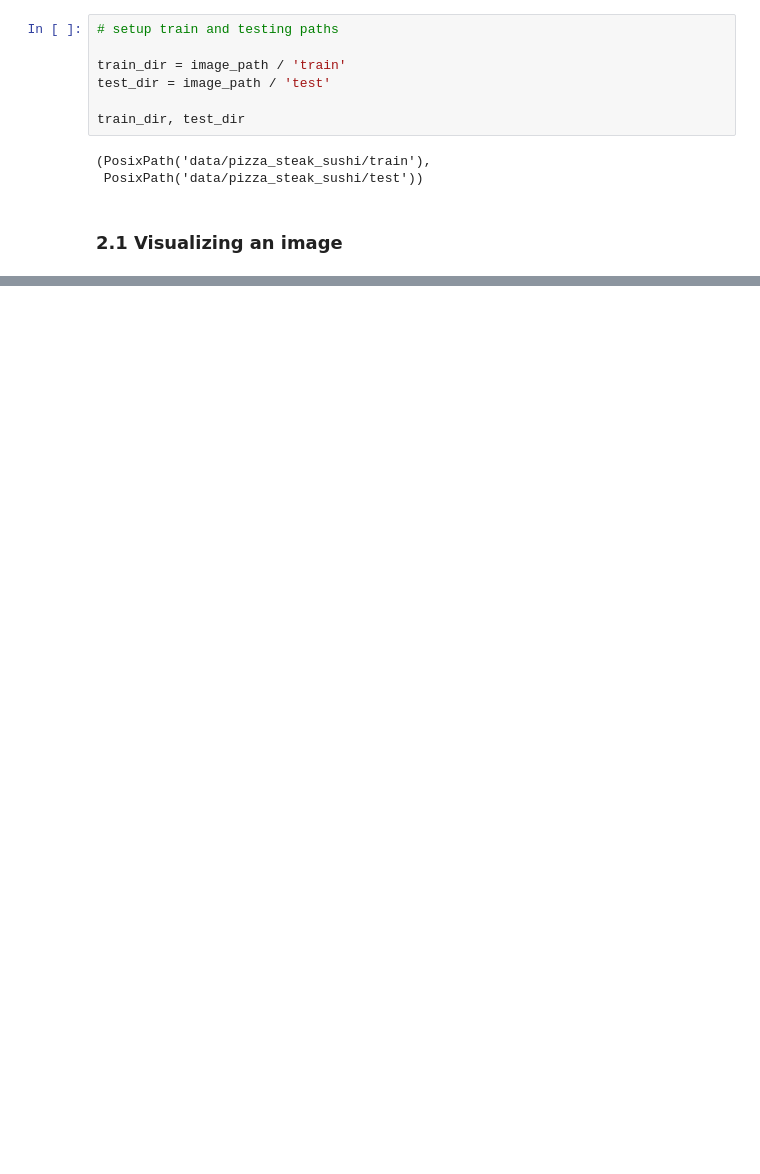
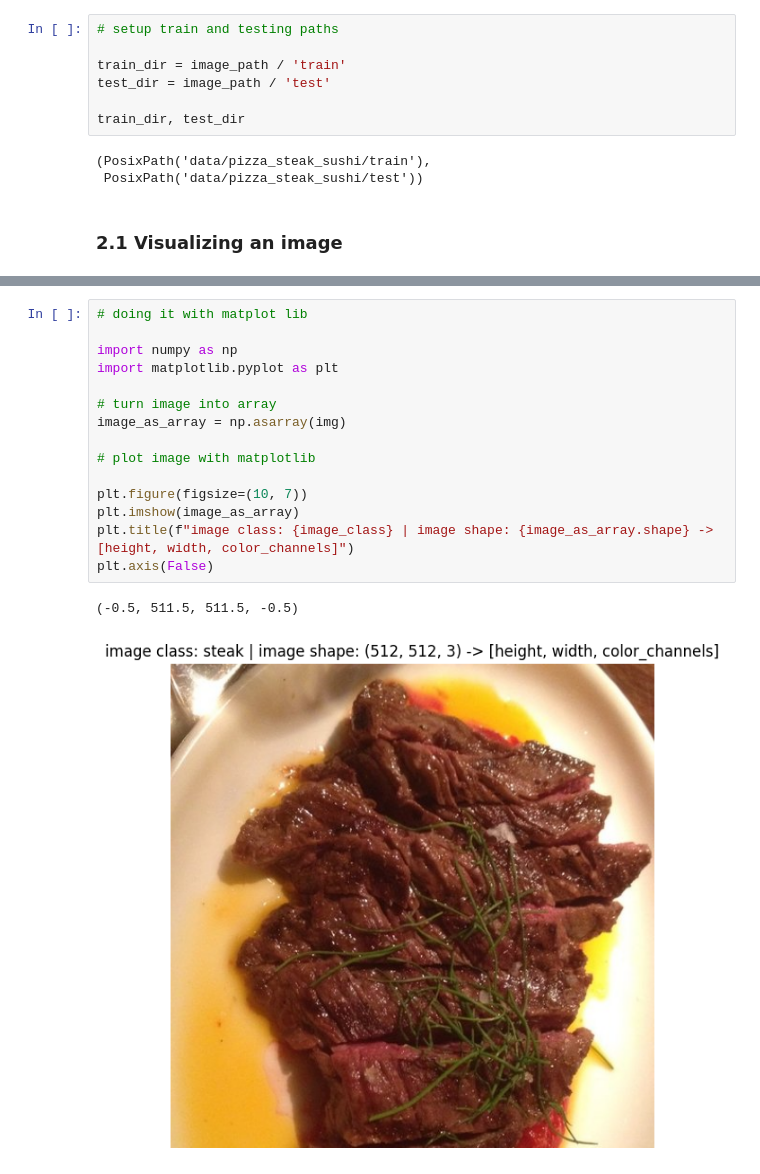
Before and after one commit to froestiago/pytorch-course, a Jupyter notebook: 04_custom_datasets.ipynb, the cells around one changed output, grey strips where cells are left out. Saved outputs shown, nothing was run; the diff lists cells and outputs as text; blank space fills up the shorter version.

```diff
--- a/04_custom_datasets.ipynb
+++ b/04_custom_datasets.ipynb
@@ -119,0 +120,18 @@ image width: 512
+# %%
+# doing it with matplot lib
+
+import numpy as np
+import matplotlib.pyplot as plt
+
+# turn image into array
+image_as_array = np.asarray(img)
+
+# plot image with matplotlib
+
+plt.figure(figsize=(10, 7))
+plt.imshow(image_as_array)
+plt.title(f"image class: {image_class} | image shape: {image_as_array.shape} -> [height, width, color_channels]")
+plt.axis(False)
+# %% [output]
+(-0.5, 511.5, 511.5, -0.5)
+[figure, added]
```
Also changed, not shown: parts of 27 cells of this notebook.
